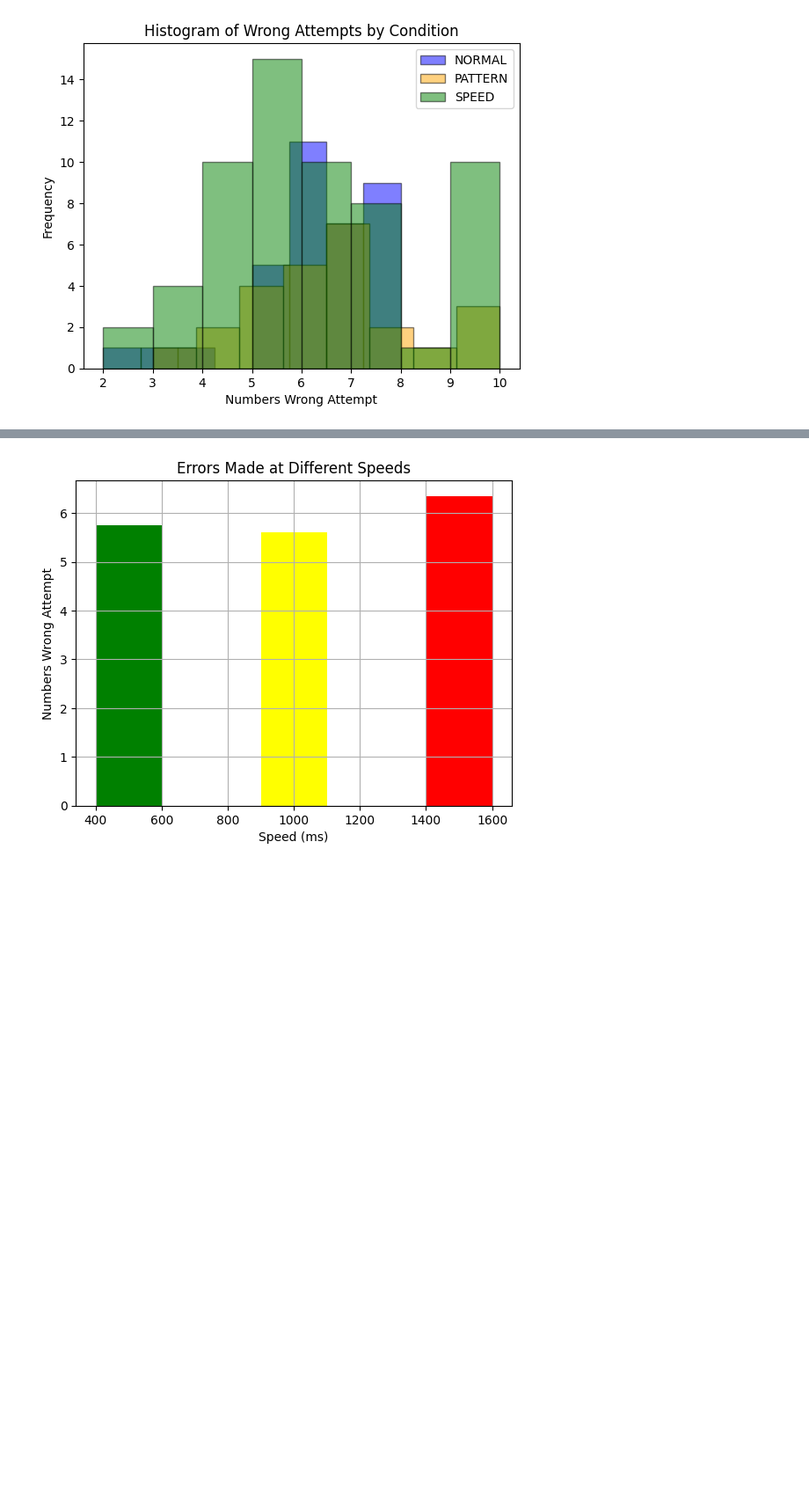
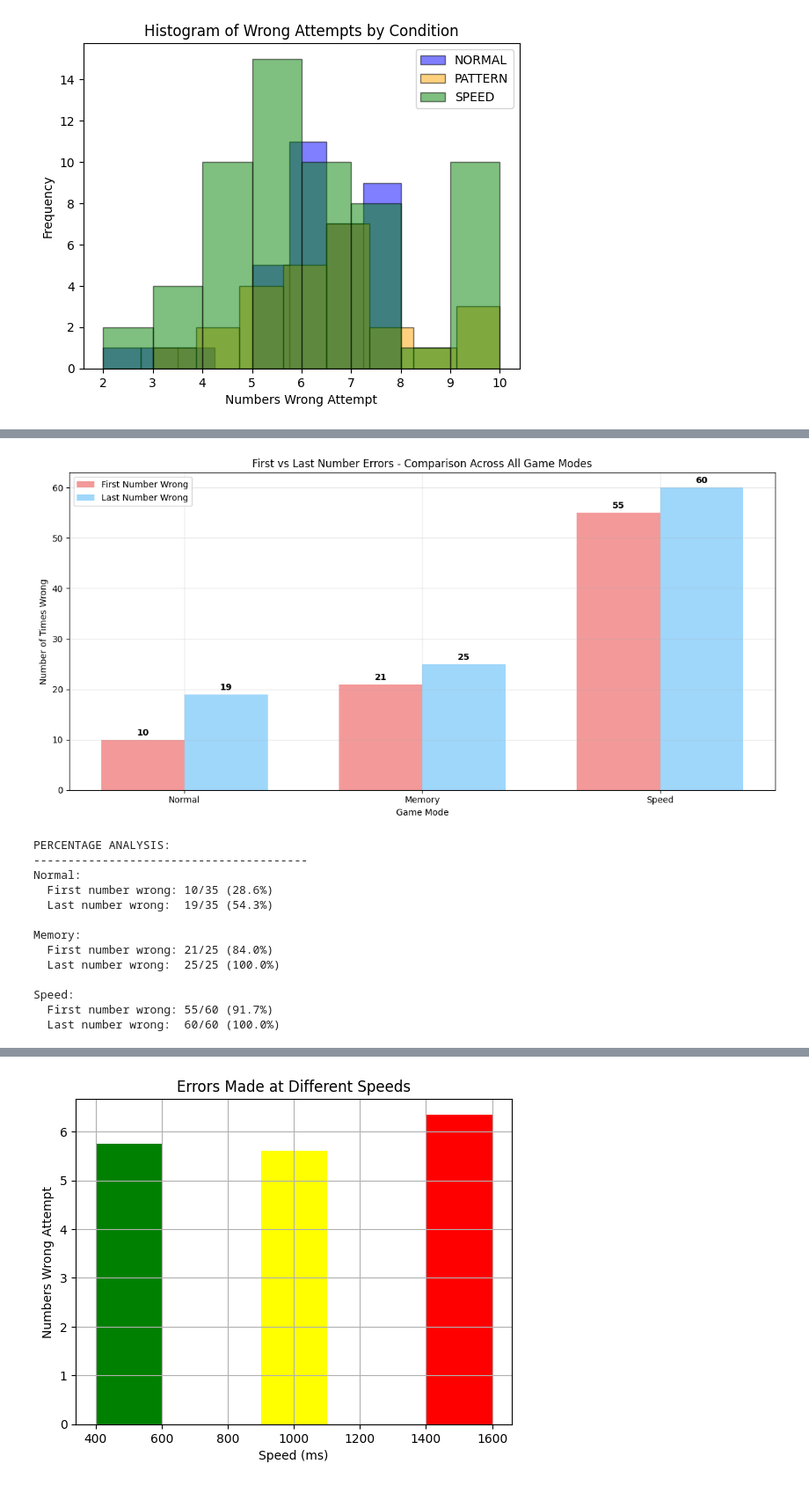
Before and after one commit to GitsUnreal/HumanMemory, a Jupyter notebook: FreeRecall/data/Dataprocessing.ipynb, the cells around one changed output, grey strips where cells are left out. Shown at 88% size. Saved outputs shown, nothing was run; the diff lists cells and outputs as text; code cells hidden in the pictures; blank space fills up the shorter version.

```diff
--- a/FreeRecall/data/Dataprocessing.ipynb
+++ b/FreeRecall/data/Dataprocessing.ipynb
@@ -95 +146,64 @@ Last Wrong NORMAL attempts: 35
+# %%
+# OVERALL COMPARISON: All game modes side by side
+fig, ax = plt.subplots(figsize=(12, 6))
+
+# Data for grouped bar chart
+game_modes = ['Normal', 'Memory', 'Speed']
+first_errors = [first_normal_count, first_memory_count, first_speed_count]
+last_errors = [last_normal_count, last_memory_count, last_speed_count]
+
+x = np.arange(len(game_modes))
+width = 0.35
+
+# Create grouped bars
+bars1 = ax.bar(x - width/2, first_errors, width, label='First Number Wrong',
+               color='lightcoral', alpha=0.8)
+bars2 = ax.bar(x + width/2, last_errors, width, label='Last Number Wrong',
+               color='lightskyblue', alpha=0.8)
+
+# Add labels and formatting
+ax.set_xlabel('Game Mode')
+ax.set_ylabel('Number of Times Wrong')
+ax.set_title('First vs Last Number Errors - Comparison Across All Game Modes')
+ax.set_xticks(x)
+ax.set_xticklabels(game_modes)
+ax.legend()
+ax.grid(True, alpha=0.3)
+
+# Add value labels on bars
+for bars in [bars1, bars2]:
+    for bar in bars:
+        height = bar.get_height()
+        ax.text(bar.get_x() + bar.get_width()/2., height + 0.5,
+               f'{int(height)}', ha='center', va='bottom', fontweight='bold')
+
+plt.tight_layout()
+plt.show()
+
+# Calculate percentages
+print("\nPERCENTAGE ANALYSIS:")
+print("-" * 40)
+for i, mode in enumerate(game_modes):
+    total_attempts = [len(first_normal), len(first_memory), len(first_speed)][i]
+    first_pct = (first_errors[i] / total_attempts) * 100
+    last_pct = (last_errors[i] / total_attempts) * 100
+    print(f"{mode}:")
+    print(f"  First number wrong: {first_errors[i]}/{total_attempts} ({first_pct:.1f}%)")
+    print(f"  Last number wrong:  {last_errors[i]}/{total_attempts} ({last_pct:.1f}%)")
+    print()
+# %% [output]
+[figure, added]
+PERCENTAGE ANALYSIS:
+----------------------------------------
+Normal:
+  First number wrong: 10/35 (28.6%)
+  Last number wrong:  19/35 (54.3%)
+
+Memory:
+  First number wrong: 21/25 (84.0%)
+  Last number wrong:  25/25 (100.0%)
+
+Speed:
+  First number wrong: 55/60 (91.7%)
+  Last number wrong:  60/60 (100.0%)
 # %%
```
Also changed, not shown: parts of 3 cells of this notebook.
